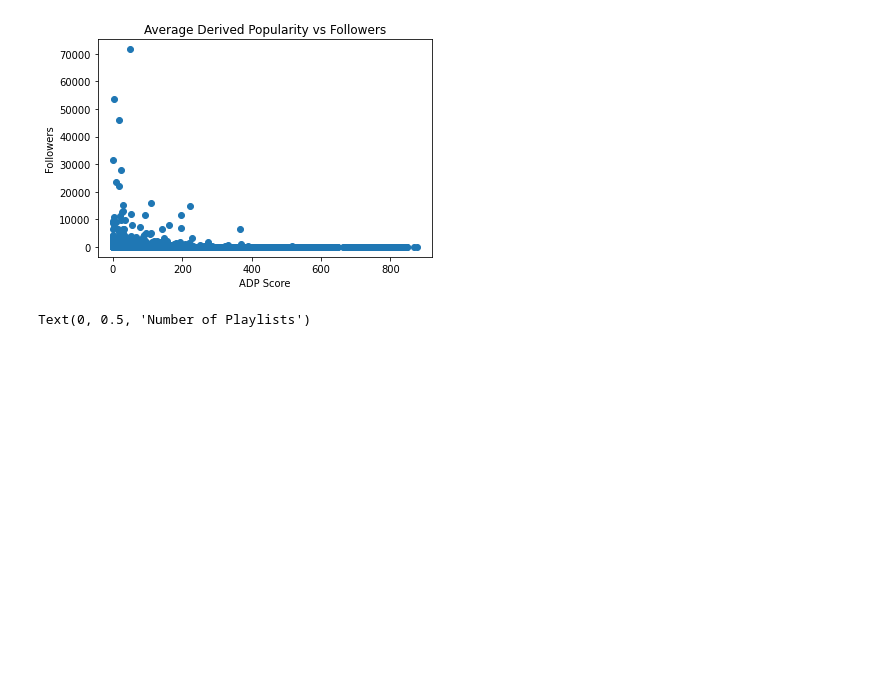
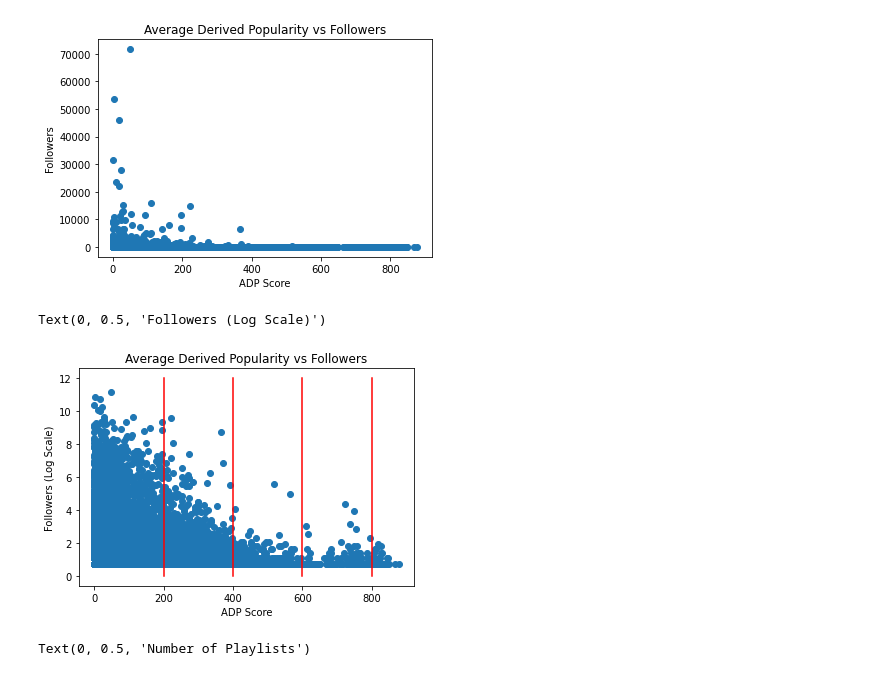
Before and after one commit to Ferev/playlist_popularity, a Jupyter notebook: [Q2] Analysis - Derived Popularity.ipynb, the cells around one changed output. Saved outputs shown, nothing was run; the diff lists cells and outputs as text; code cells hidden in the pictures; blank space fills up the shorter version.

Commit message:
added plot for slicing data

```diff
--- a/[Q2] Analysis - Derived Popularity.ipynb
+++ b/[Q2] Analysis - Derived Popularity.ipynb
@@ -58,6 +58,19 @@ plt.ylabel('Followers')
 # %% [output]
 Text(0, 0.5, 'Followers')
 [figure]
+# %%
+plt.scatter(tap[:,0], np.log(tap[:,1]))
+plt.plot([200,200,200],[0,6,12], 'r-')
+plt.plot([200,200,200],[0,6,12], 'r-')
+plt.plot([400,400,400],[0,6,12], 'r-')
+plt.plot([600,600,600],[0,6,12], 'r-')
+plt.plot([800,800,800],[0,6,12], 'r-')
+plt.title('Average Derived Popularity vs Followers')
+plt.xlabel('ADP Score')
+plt.ylabel('Followers (Log Scale)')
+# %% [output]
+Text(0, 0.5, 'Followers (Log Scale)')
+[figure, added]
 # %%
 plt.hist(tap[:,0])
 plt.title('Number of Playlists by Average Derived Popularity')
```
